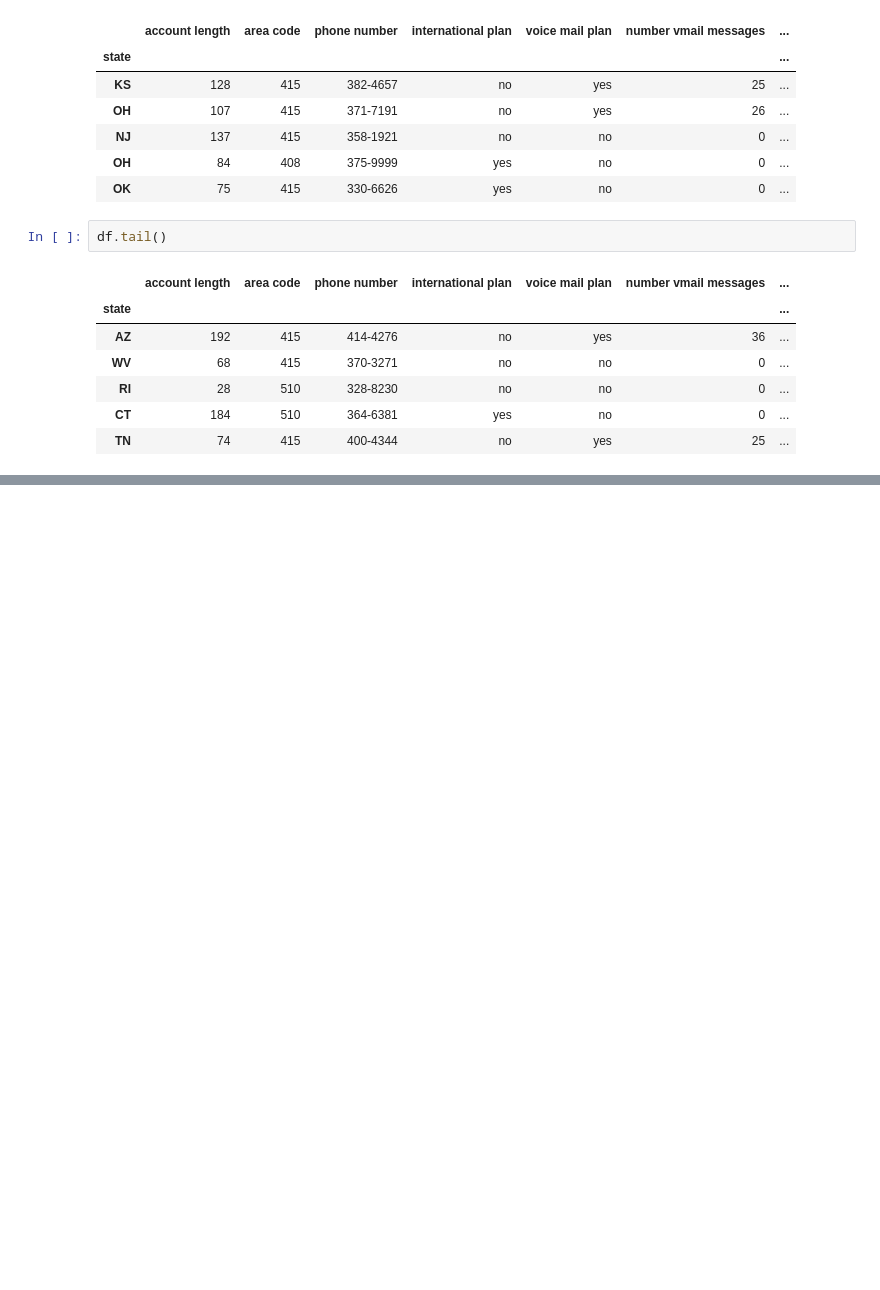
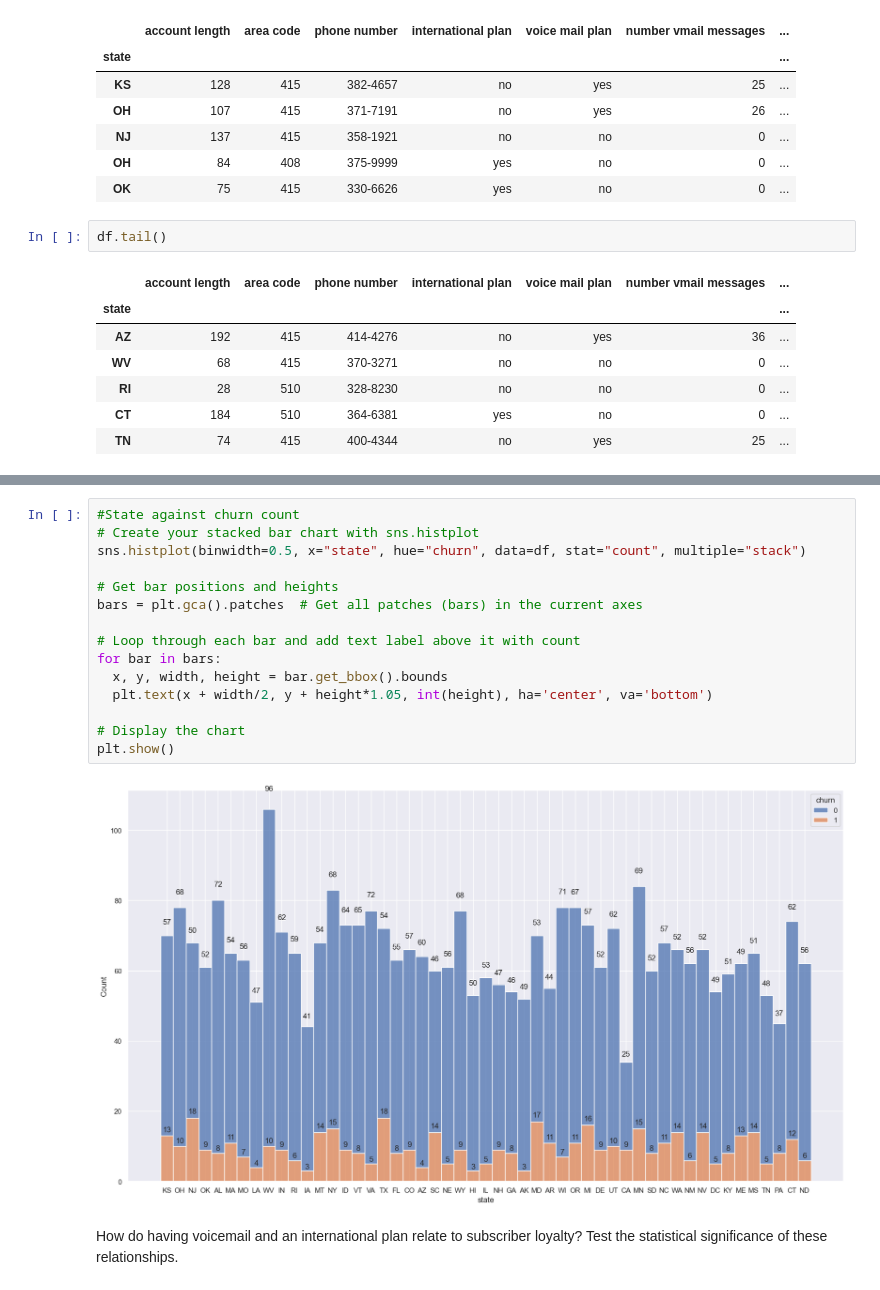
Before and after one commit to Kevan-Muthomi/PhaseThreeProject, a Jupyter notebook: index.ipynb, the cells around one changed output, grey strips where cells are left out. Saved outputs shown, nothing was run; the diff lists cells and outputs as text; blank space fills up the shorter version.

```diff
--- a/index.ipynb
+++ b/index.ipynb
@@ -48,0 +218,19 @@ df.tail()
+# %%
+#State against churn count
+# Create your stacked bar chart with sns.histplot
+sns.histplot(binwidth=0.5, x="state", hue="churn", data=df, stat="count", multiple="stack")
+
+# Get bar positions and heights
+bars = plt.gca().patches  # Get all patches (bars) in the current axes
+
+# Loop through each bar and add text label above it with count
+for bar in bars:
+  x, y, width, height = bar.get_bbox().bounds
+  plt.text(x + width/2, y + height*1.05, int(height), ha='center', va='bottom')
+
+# Display the chart
+plt.show()
+# %% [output]
+[figure, added]
+# %% [markdown]
+How do having voicemail and an international plan relate to subscriber loyalty? Test the statistical significance of these relationships.
```
Also changed, not shown: parts of 21 cells of this notebook.
